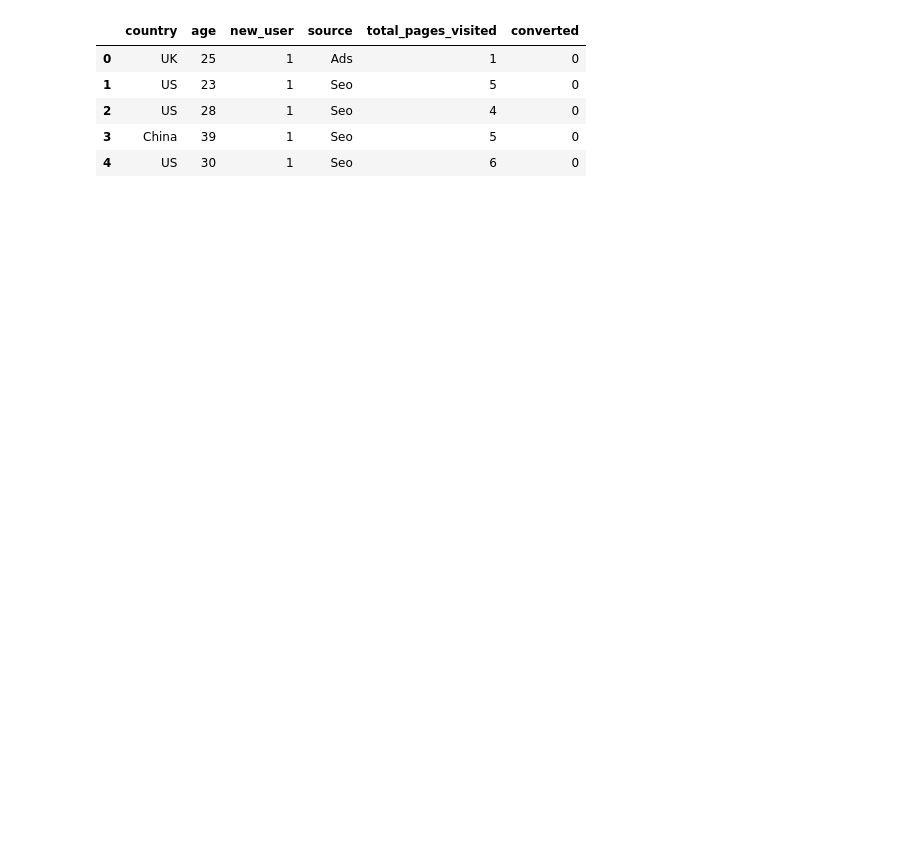
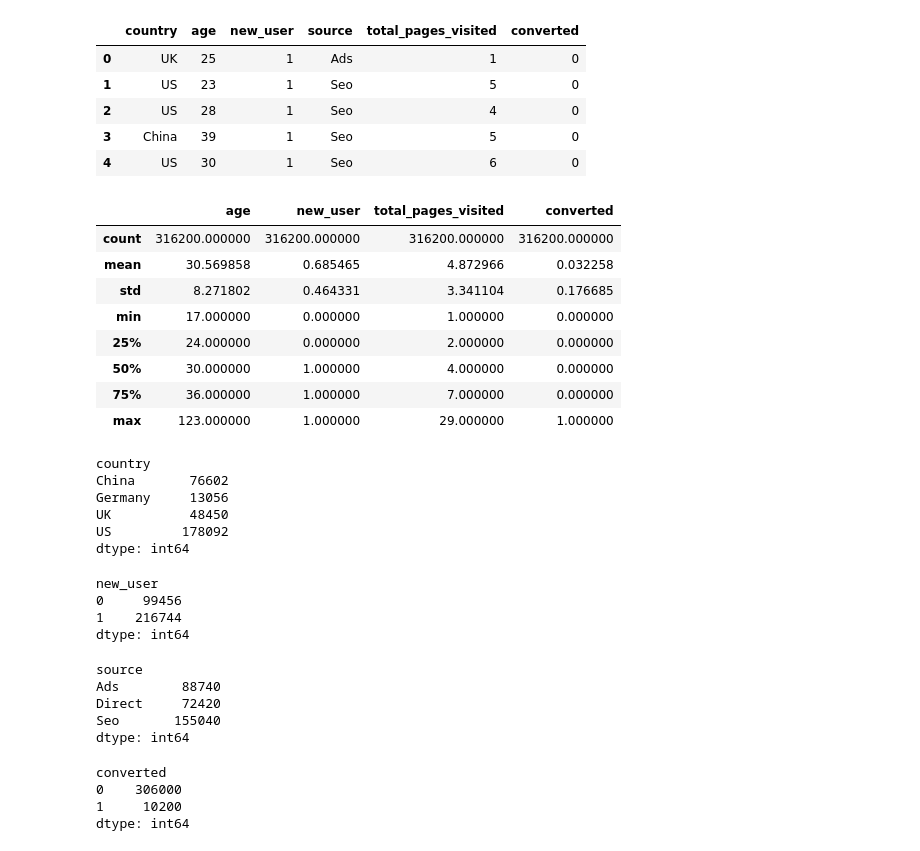
Before and after one commit to dun-zhang-ca/convertion-rate-analysis, a Jupyter notebook: analysis.ipynb, the cells around one changed output. Cells and saved outputs as stored; diff of their text form; code cells hidden in the pictures; blank space fills up the shorter version.

```diff
--- a/analysis.ipynb
+++ b/analysis.ipynb
@@ -13,3 +13,46 @@ raw_data.head(5)
 | 2 | US | 28 | 1 | Seo | 4 | 0 |
 | 3 | China | 39 | 1 | Seo | 5 | 0 |
 | 4 | US | 30 | 1 | Seo | 6 | 0 |
+# %%
+raw_data.describe()
+# %% [output]
+|  | age | new_user | total_pages_visited | converted |
+| count | 316200.000000 | 316200.000000 | 316200.000000 | 316200.000000 |
+| mean | 30.569858 | 0.685465 | 4.872966 | 0.032258 |
+| std | 8.271802 | 0.464331 | 3.341104 | 0.176685 |
+| min | 17.000000 | 0.000000 | 1.000000 | 0.000000 |
+| 25% | 24.000000 | 0.000000 | 2.000000 | 0.000000 |
+| 50% | 30.000000 | 1.000000 | 4.000000 | 0.000000 |
+| 75% | 36.000000 | 1.000000 | 7.000000 | 0.000000 |
+| max | 123.000000 | 1.000000 | 29.000000 | 1.000000 |
+# %%
+raw_data.groupby('country').size()
+# %% [output]
+country
+China       76602
+Germany     13056
+UK          48450
+US         178092
+dtype: int64
+# %%
+raw_data.groupby('new_user').size()
+# %% [output]
+new_user
+0     99456
+1    216744
+dtype: int64
+# %%
+raw_data.groupby('source').size()
+# %% [output]
+source
+Ads        88740
+Direct     72420
+Seo       155040
+dtype: int64
+# %%
+raw_data.groupby('converted').size()
+# %% [output]
+converted
+0    306000
+1     10200
+dtype: int64
```
Also changed, not shown: parts of 6 cells of this notebook.
